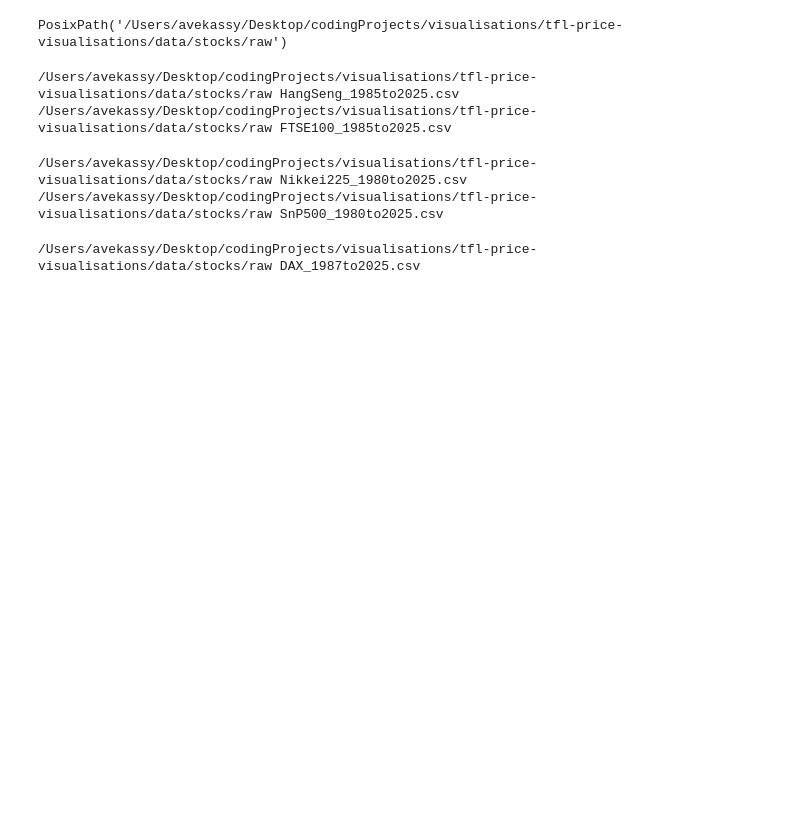
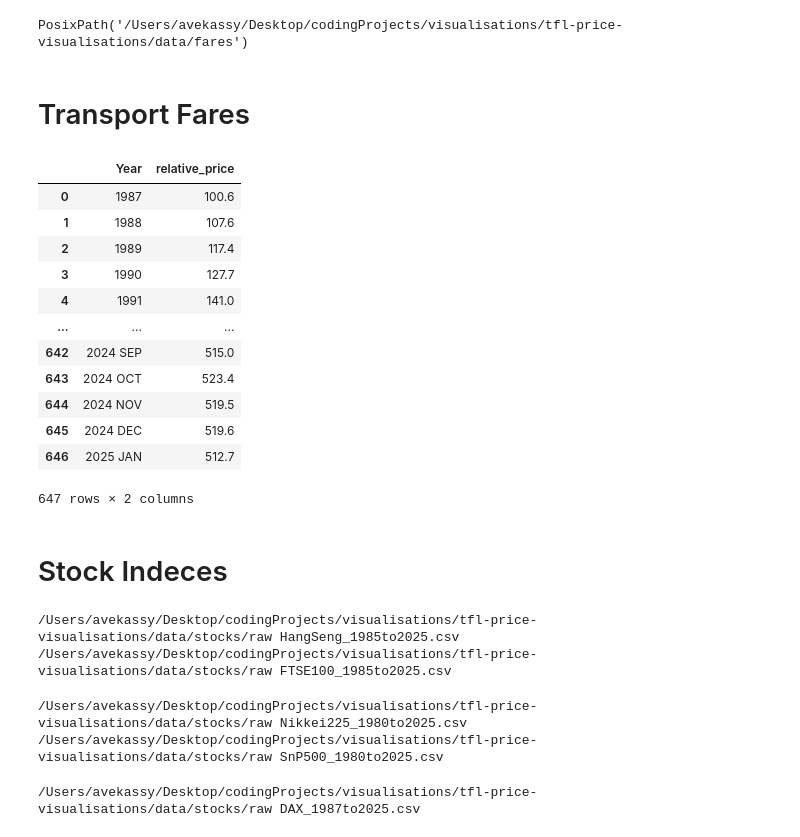
Before and after one commit to avekassy1/tfl-price-visualisations, a Jupyter notebook: src/notebooks/preprocessing.ipynb, the cells around one changed output. Saved outputs shown, nothing was run; the diff lists cells and outputs as text; code cells hidden in the pictures; blank space fills up the shorter version.

Commit message:
Add anthropic theme, folder restructure for transportation fares

```diff
--- a/src/notebooks/stock-indeces.ipynb
+++ b/src/notebooks/preprocessing.ipynb
@@ -5,9 +5,34 @@ from pathlib import Path
 
 DATA_DIR = Path(os.path.abspath('')).parents[1] / "data"
 STOCK_PRICES_DIR_RAW = DATA_DIR / "stocks" / "raw"
-STOCK_PRICES_DIR_RAW
+TRANSPORT_FARES_DIR = DATA_DIR / "fares"
+TRANSPORT_FARES_DIR
 # %% [output]
-PosixPath('/Users/avekassy/Desktop/codingProjects/visualisations/tfl-price-visualisations/data/stocks/raw')
+PosixPath('/Users/avekassy/Desktop/codingProjects/visualisations/tfl-price-visualisations/data/fares')
+# %% [markdown]
+# Transport Fares
+# %%
+bus_and_coach_fares = pd.read_csv(TRANSPORT_FARES_DIR / "raw" / "bus_and_coach_fares.csv", skiprows=7)
+rail_fares = pd.read_csv(TRANSPORT_FARES_DIR / "raw" / "rail_fares.csv", skiprows=7)
+tfl_fares = pd.read_csv(TRANSPORT_FARES_DIR / "raw" / "TfLHistoricalFares2000to2025.csv")
+# %%
+rail_fares
+# %% [output]
+|  | Year | relative_price |
+| 0 | 1987 | 100.6 |
+| 1 | 1988 | 107.6 |
+| 2 | 1989 | 117.4 |
+| 3 | 1990 | 127.7 |
+| 4 | 1991 | 141.0 |
+| ... | ... | ... |
+| 642 | 2024 SEP | 515.0 |
+| 643 | 2024 OCT | 523.4 |
+| 644 | 2024 NOV | 519.5 |
+| 645 | 2024 DEC | 519.6 |
+| 646 | 2025 JAN | 512.7 |
+647 rows × 2 columns
+# %% [markdown]
+# Stock Indeces
 # %%
 def preprocess_stock_prices_dataset(fpath: Path) -> None:
     df = pd.read_csv(fpath)
```
Also changed, not shown: parts of 1 cell of this notebook, 5 other files.
